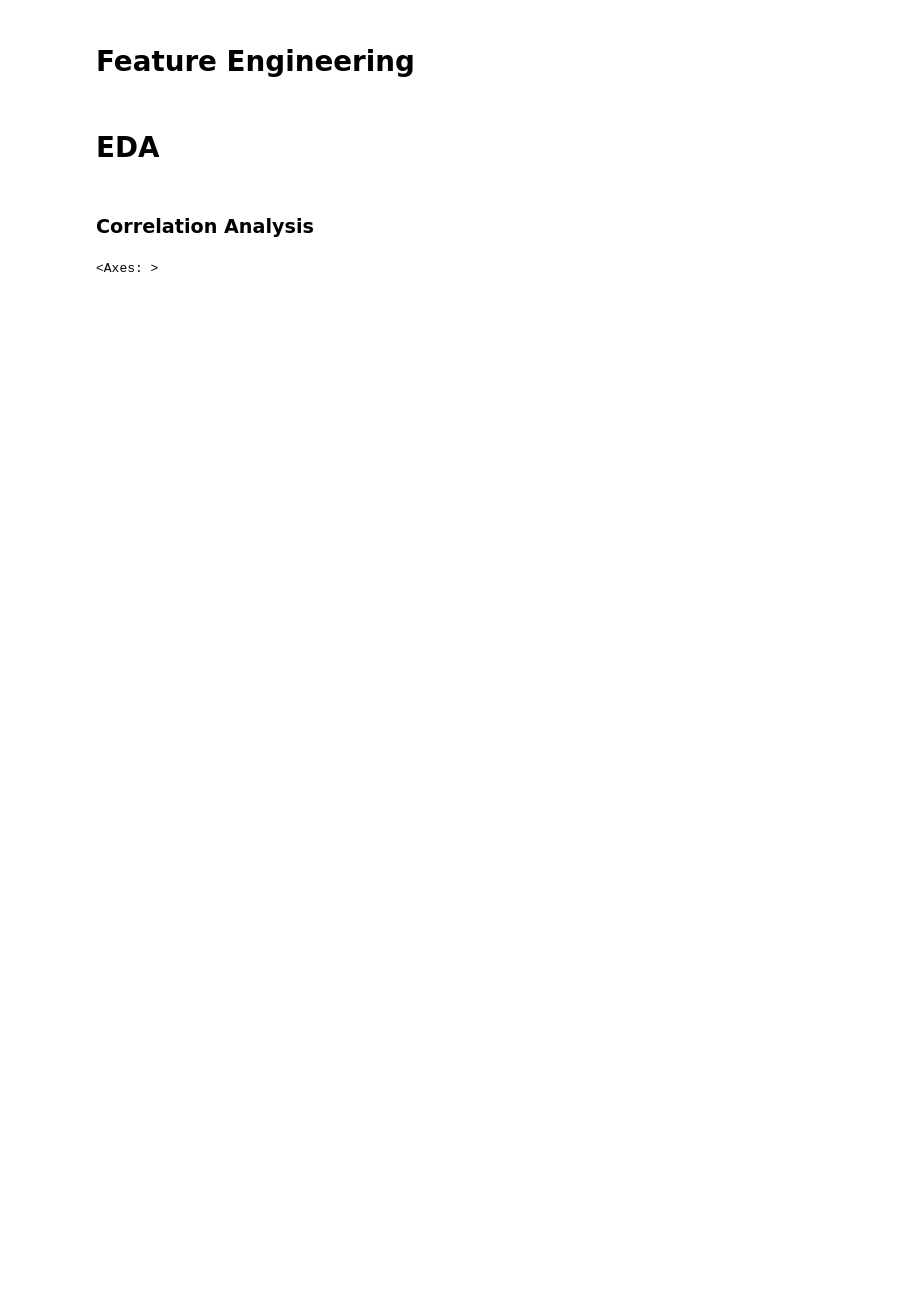
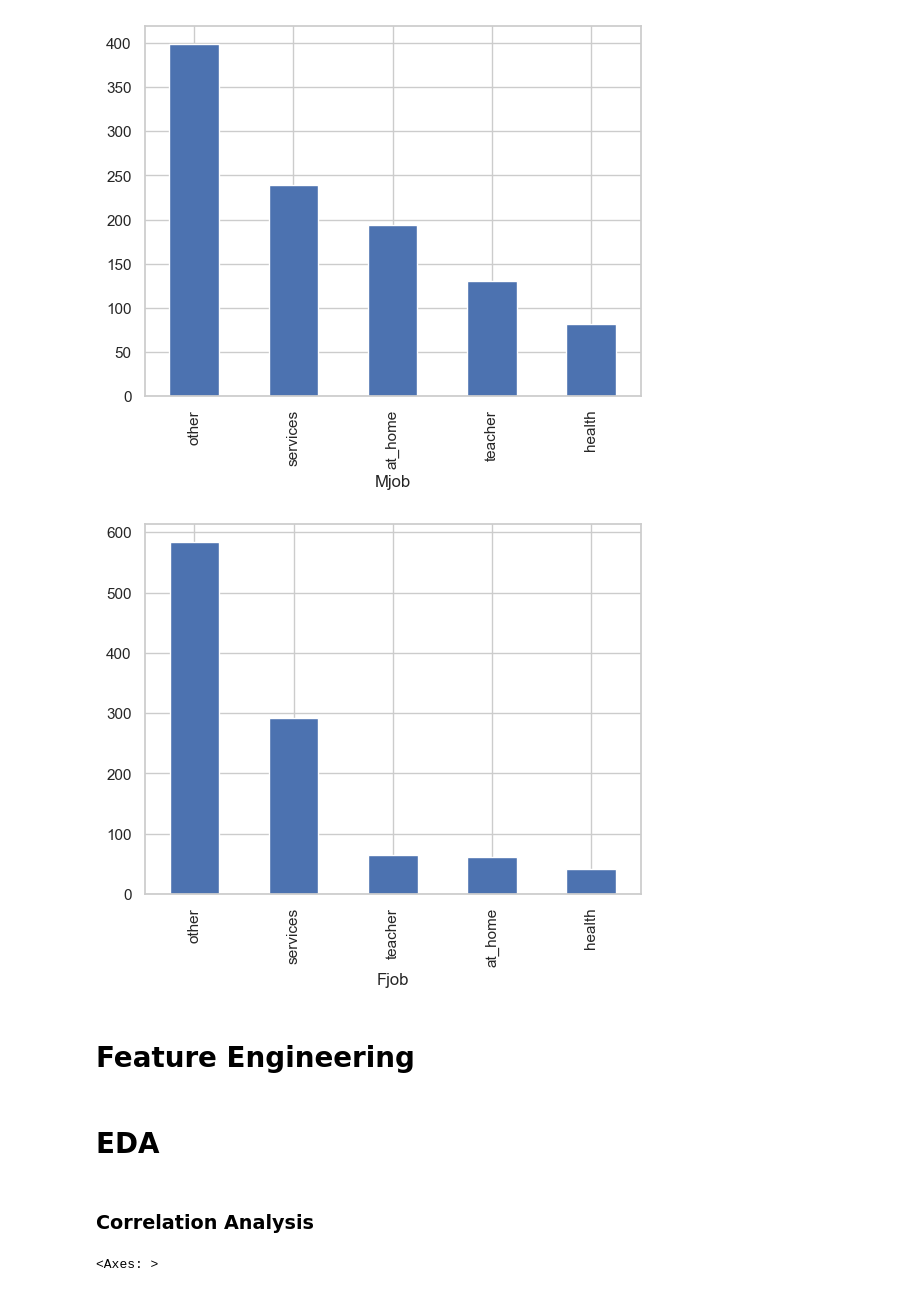
Before and after one commit to CasperAntonPoulsen/AlgoFainessExam, a Jupyter notebook: src/EDA.ipynb, the cells around one changed output. Cells and saved outputs as stored; diff of their text form; code cells hidden in the pictures; blank space fills up the shorter version.

Commit message:
updated plots, and more EDA

```diff
--- a/src/EDA.ipynb
+++ b/src/EDA.ipynb
@@ -26,3 +44,11 @@ df_port = df[df["course"] == "portuguese"]
+# %%
+df.Mjob.value_counts().plot(kind="bar")
+plt.show()
+df.Fjob.value_counts().plot(kind="bar")
+plt.show()
+# %% [output]
+[figure, added]
+[figure, added]
 # %% [markdown]
 # Feature Engineering
 # %% [markdown]
```
Also changed, not shown: parts of 4 cells of this notebook, 3 other files.
